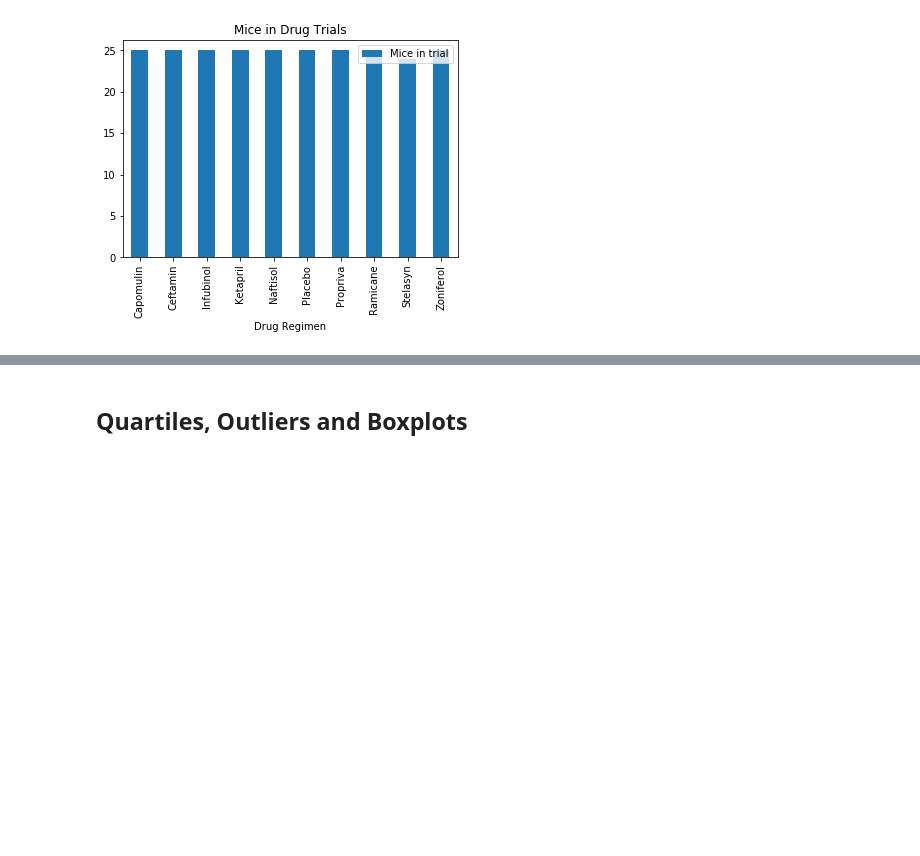
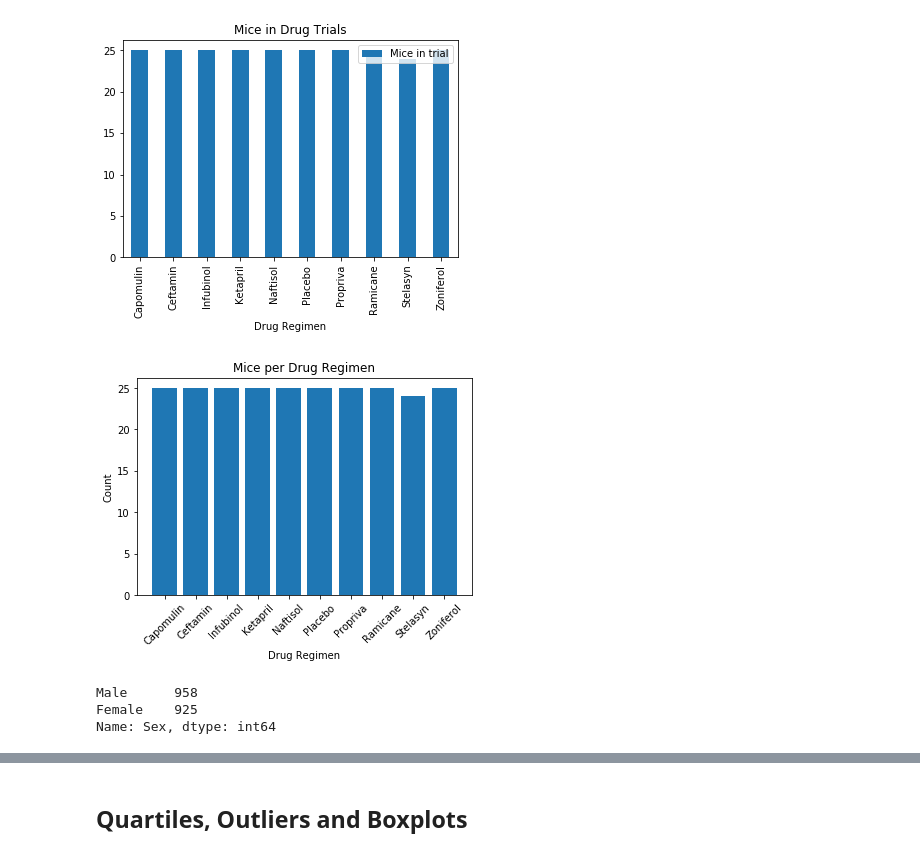
Before and after one commit to tanazimmer/Matplotlib-challenge, a Jupyter notebook: pymaceuticals.ipynb, the cells around one changed output, grey strips where cells are left out. Saved outputs shown, nothing was run; the diff lists cells and outputs as text; code cells hidden in the pictures; blank space fills up the shorter version.

Commit message:
bar and pie plots complete

```diff
--- a/pymaceuticals.ipynb
+++ b/pymaceuticals.ipynb
@@ -138,5 +138,32 @@ pandas_bar
 [figure]
 # %%
 # Generate a bar plot showing the total number of mice for each treatment throughout the course of the study using pyplot.
+#set x axis
+x_axis_bar = np.arange(len(mice_perdrug))
+
+#set tick locations
+tick_loc_bar = [value for value in x_axis_bar]
+
+#create bar
+plt.bar(x_axis_bar, mice_perdrug)
+plt.xticks(tick_loc_bar, list(mice_perdrug.index), rotation = 45)
+
+#title and labels
+plt.title("Mice per Drug Regimen")
+plt.xlabel("Drug Regimen")
+plt.ylabel("Count")
+
+#show
+plt.show()
+# %% [output]
+[figure, added]
+# %%
+#Create dataframe to hold male and female counts
+gender_count = clean_df['Sex'].value_counts()
+gender_count
+# %% [output]
+Male      958
+Female    925
+Name: Sex, dtype: int64
 # %%
 # Generate a pie plot showing the distribution of female versus male mice using pandas
```
Also changed, not shown: parts of 2 cells of this notebook.
